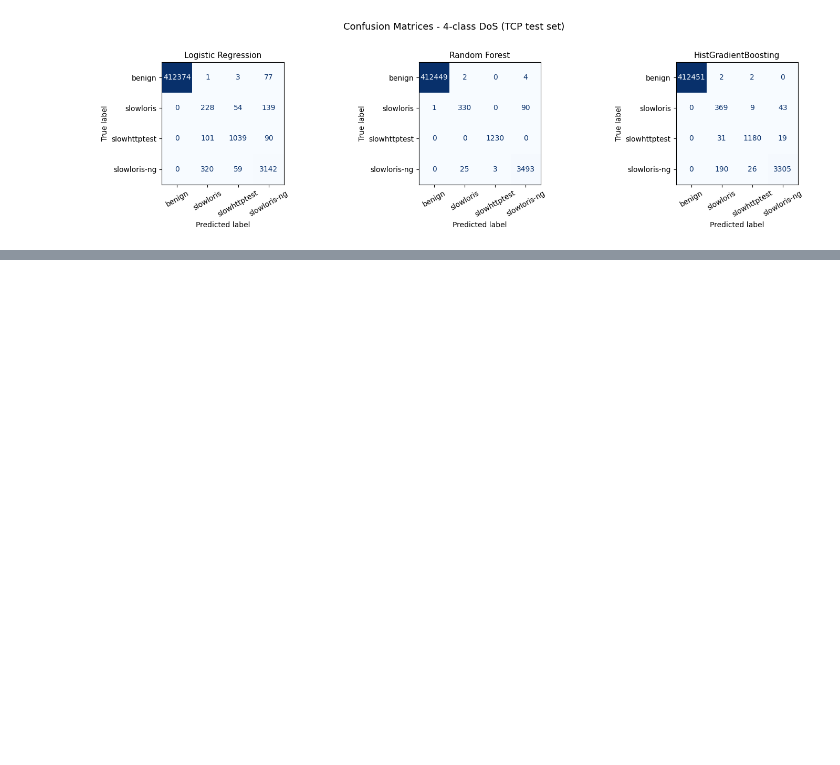
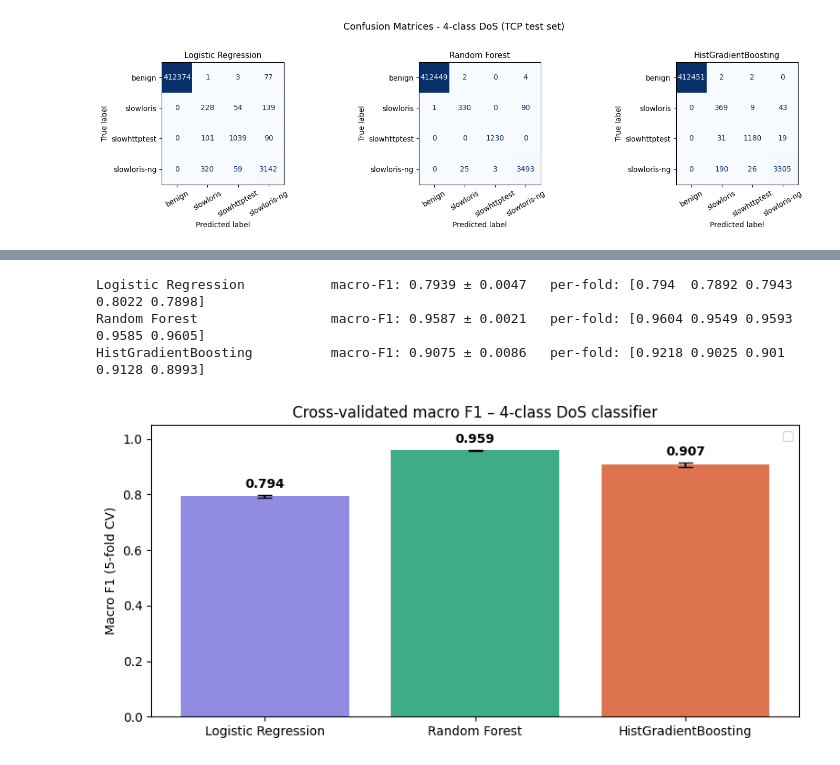
Before and after one commit to anders520/DoS-Classifier, a Jupyter notebook: classifier.ipynb, the cells around one changed output, grey strips where cells are left out. Cells and saved outputs as stored; diff of their text form; code cells hidden in the pictures; blank space fills up the shorter version.

```diff
--- a/classifier.ipynb
+++ b/classifier.ipynb
@@ -872,0 +882,43 @@ plt.show()
+# %%
+from sklearn.model_selection import StratifiedKFold, cross_val_score
+from sklearn.pipeline import Pipeline
+from sklearn.preprocessing import StandardScaler
+
+cv = StratifiedKFold(n_splits=5, shuffle=True, random_state=42)
+
+cv_results = {}
+for name, clf in models.items():
+    # Scaler inside the pipeline prevents test-fold leakage
+    pipe = Pipeline([('scaler', StandardScaler()), ('clf', clf)])
+    scores = cross_val_score(
+        pipe, feat_tcp.to_numpy(), y_tcp,
+        cv=cv, scoring='f1_macro', n_jobs=-1
+    )
+    cv_results[name] = scores
+    print(f"{name:<28}  macro-F1: {scores.mean():.4f} ± {scores.std():.4f}   per-fold: {np.round(scores, 4)}")
+# %% [output]
+Logistic Regression           macro-F1: 0.7939 ± 0.0047   per-fold: [0.794  0.7892 0.7943 0.8022 0.7898]
+Random Forest                 macro-F1: 0.9587 ± 0.0021   per-fold: [0.9604 0.9549 0.9593 0.9585 0.9605]
+HistGradientBoosting          macro-F1: 0.9075 ± 0.0086   per-fold: [0.9218 0.9025 0.901  0.9128 0.8993]
+# %%
+# Bar chart: mean CV F1 with std error bars
+fig, ax = plt.subplots(figsize=(8, 4))
+names  = list(cv_results.keys())
+means  = [cv_results[n].mean() for n in names]
+stds   = [cv_results[n].std()  for n in names]
+colors = ['#7F77DD', '#1D9E75', '#D85A30']
+
+bars = ax.bar(names, means, yerr=stds, capsize=6,
+              color=colors, alpha=0.85, edgecolor='none')
+ax.set_ylabel('Macro F1 (5-fold CV)')
+ax.set_title('Cross-validated macro F1 – 4-class DoS classifier')
+ax.set_ylim(0, 1.05)
+for bar, m, s in zip(bars, means, stds):
+    ax.text(bar.get_x() + bar.get_width() / 2, m + s + 0.015,
+            f'{m:.3f}', ha='center', va='bottom',
+            fontsize=10, fontweight='bold')
+ax.legend()
+plt.tight_layout()
+plt.show()
+# %% [output]
+[figure, added]
```
Also changed, not shown: parts of 3 cells of this notebook.
